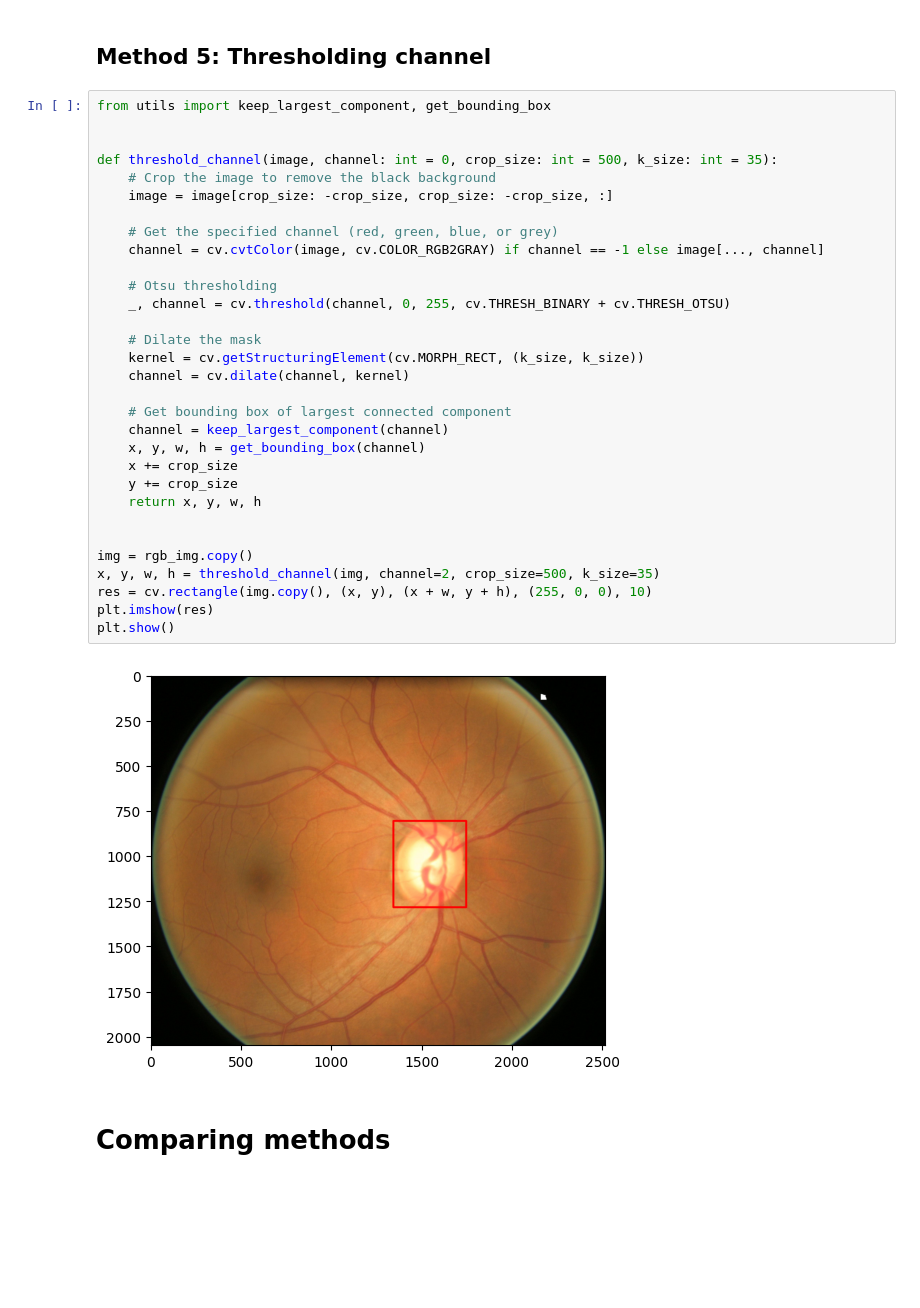
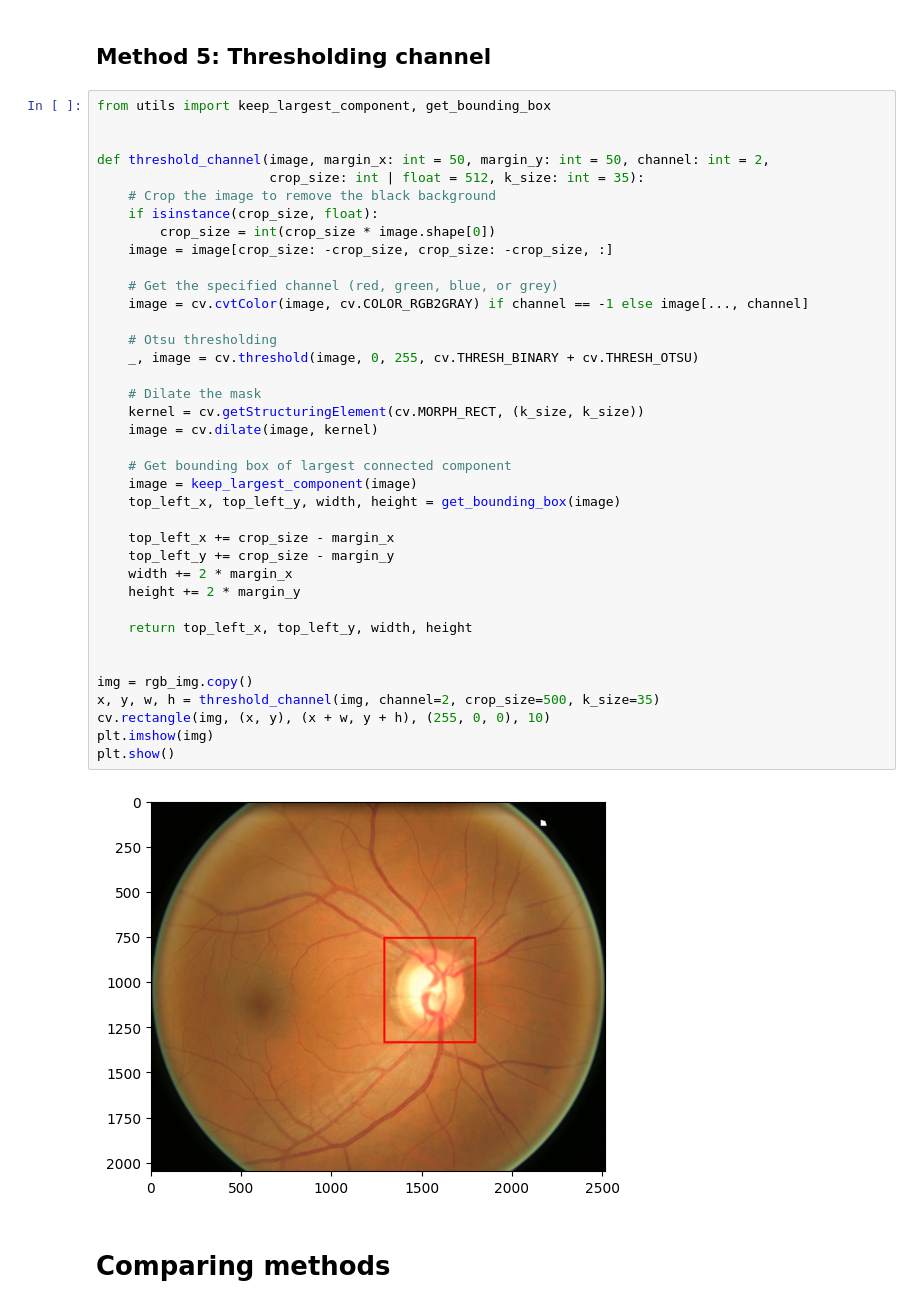
Before and after one commit to AkosKappel/DP-GlaucomaSegmentation, a Jupyter notebook: notebooks/roi.ipynb, the cells around one changed output. Drawn from its saved outputs; the diff is of its cells as text; blank space fills up the shorter version.

```diff
--- a/notebooks/roi.ipynb
+++ b/notebooks/roi.ipynb
@@ -185,35 +214,42 @@ plt.show()
 # %%
 from utils import keep_largest_component, get_bounding_box
 
 
-def threshold_channel(image, channel: int = 0, crop_size: int = 500, k_size: int = 35):
+def threshold_channel(image, margin_x: int = 50, margin_y: int = 50, channel: int = 2,
+                      crop_size: int | float = 512, k_size: int = 35):
     # Crop the image to remove the black background
+    if isinstance(crop_size, float):
+        crop_size = int(crop_size * image.shape[0])
     image = image[crop_size: -crop_size, crop_size: -crop_size, :]
 
     # Get the specified channel (red, green, blue, or grey)
-    channel = cv.cvtColor(image, cv.COLOR_RGB2GRAY) if channel == -1 else image[..., channel]
+    image = cv.cvtColor(image, cv.COLOR_RGB2GRAY) if channel == -1 else image[..., channel]
 
     # Otsu thresholding
-    _, channel = cv.threshold(channel, 0, 255, cv.THRESH_BINARY + cv.THRESH_OTSU)
+    _, image = cv.threshold(image, 0, 255, cv.THRESH_BINARY + cv.THRESH_OTSU)
 
     # Dilate the mask
     kernel = cv.getStructuringElement(cv.MORPH_RECT, (k_size, k_size))
-    channel = cv.dilate(channel, kernel)
+    image = cv.dilate(image, kernel)
 
     # Get bounding box of largest connected component
-    channel = keep_largest_component(channel)
-    x, y, w, h = get_bounding_box(channel)
-    x += crop_size
-    y += crop_size
-    return x, y, w, h
+    image = keep_largest_component(image)
+    top_left_x, top_left_y, width, height = get_bounding_box(image)
+
+    top_left_x += crop_size - margin_x
+    top_left_y += crop_size - margin_y
+    width += 2 * margin_x
+    height += 2 * margin_y
+
+    return top_left_x, top_left_y, width, height
 
 
 img = rgb_img.copy()
 x, y, w, h = threshold_channel(img, channel=2, crop_size=500, k_size=35)
-res = cv.rectangle(img.copy(), (x, y), (x + w, y + h), (255, 0, 0), 10)
-plt.imshow(res)
+cv.rectangle(img, (x, y), (x + w, y + h), (255, 0, 0), 10)
+plt.imshow(img)
 plt.show()
 # %% [output]
-[figure, old version]
+[figure, new version]
 # %% [markdown]
 # Comparing methods
```
Also changed, not shown: parts of 7 cells of this notebook.
